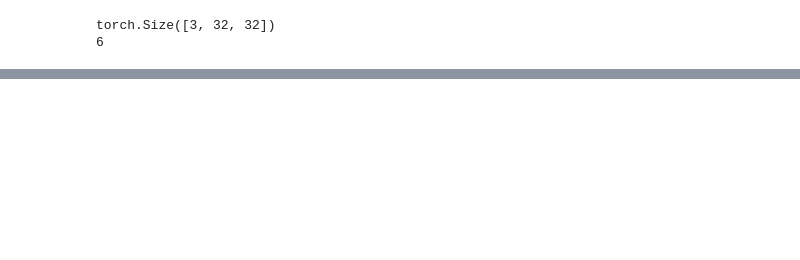
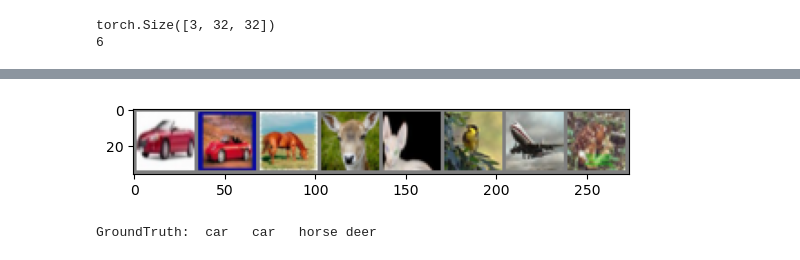
Before and after one commit to ardenmonaghan/Neural_Network_Test, a Jupyter notebook: simple_project/NN_Classifying_Images.ipynb, the cells around one changed output, grey strips where cells are left out. Drawn from its saved outputs; the diff is of its cells as text; code cells hidden in the pictures; blank space fills up the shorter version.

```diff
--- a/simple_project/NN_Classifying_Images.ipynb
+++ b/simple_project/NN_Classifying_Images.ipynb
@@ -179,9 +177,13 @@ def gradient_descent(model):
 # %%
 print("Starting Gradient Descent")
 
-for epoch in range(10):
+for epoch in range(10): #20 epochs for training
     print(f"Epoch {epoch + 1}")
     gradient_descent(model)
+
+print("Training Complete")
+PATH = "./models_saved/cifar_net.pth"
+torch.save(model.state_dict(), PATH)
 # %% [output]
 Starting Gradient Descent
 Epoch 1
@@ -203,3 +205,26 @@ Loss: 1.0360
+# %%
+import matplotlib.pyplot as plt
+import numpy as np
+
+model = NeuralNetwork()
+model.load_state_dict(torch.load(PATH)) #This loads in the model and the weights.
+
+def imshow(img): # x_original = x_norm * std + mean
+    img = img / 2 + 0.5     # unnormalize
+    npimg = img.numpy()
+    plt.imshow(np.transpose(npimg, (1, 2, 0)))
+    plt.show()
+
+
+dataiter = iter(test_dataloader)
+images, labels = next(dataiter)
+
+# print images
+imshow(torchvision.utils.make_grid(images)) #Note it displays by a specific batch number.
+print('GroundTruth: ', ' '.join(f'{classes[labels[j]]:5s}' for j in range(4)))
+# %% [output]
+[figure, added]
+GroundTruth:  car   car   horse deer
 # %%
 # Doing evaluation on test data
 
```
Also changed, not shown: parts of 5 cells of this notebook, 4 other files.
